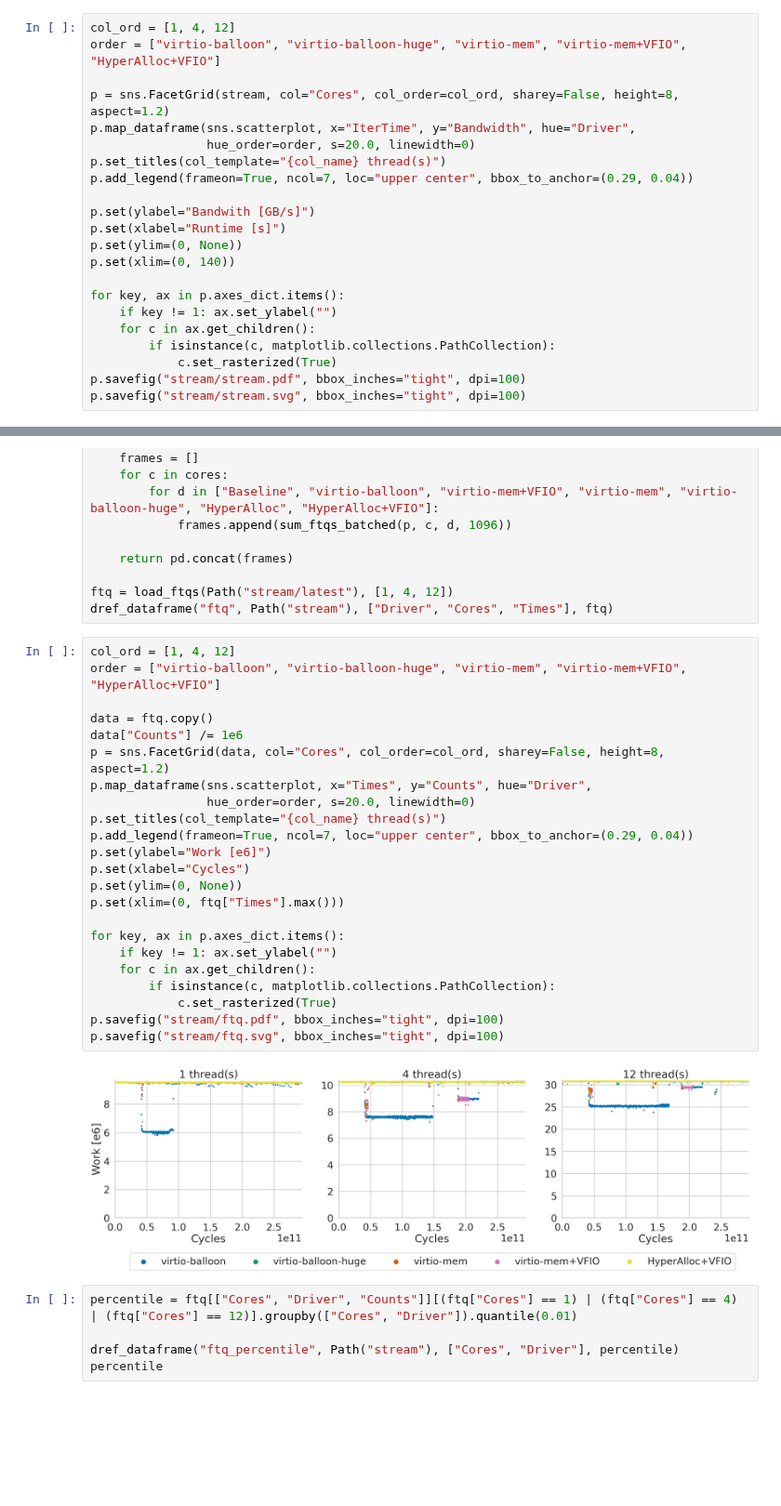
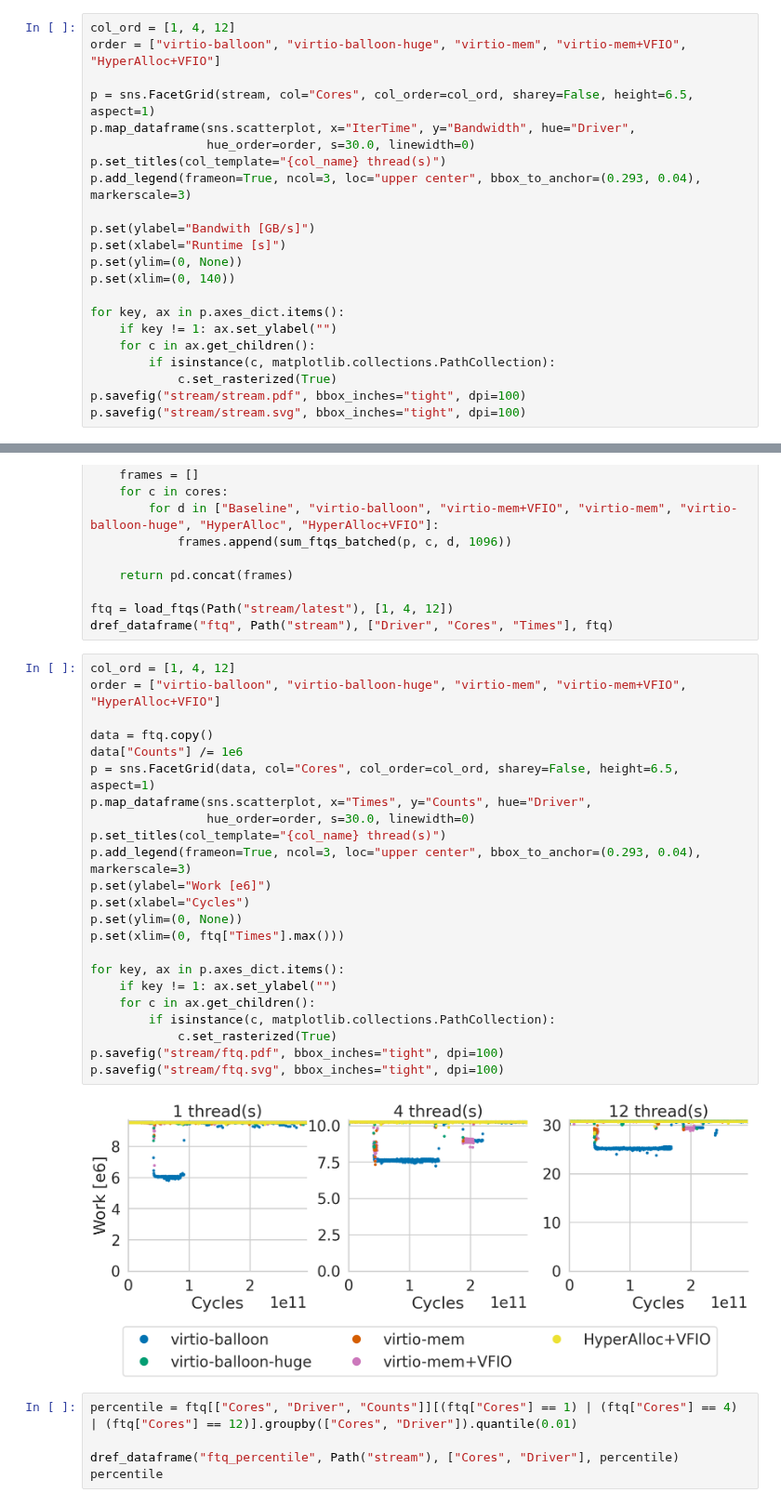
Before and after one commit to luhsra/hyperalloc-bench, a Jupyter notebook: stream.ipynb, the cells around one changed output, grey strips where cells are left out. Shown at 93% size. Drawn from its saved outputs; the diff is of its cells as text; blank space fills up the shorter version.

```diff
--- a/stream.ipynb
+++ b/stream.ipynb
@@ -84,11 +84,11 @@ dref_dataframe("stream", Path("stream"), ["Driver", "Cores", "IterTime"], stream
 col_ord = [1, 4, 12]
 order = ["virtio-balloon", "virtio-balloon-huge", "virtio-mem", "virtio-mem+VFIO", "HyperAlloc+VFIO"]
 
-p = sns.FacetGrid(stream, col="Cores", col_order=col_ord, sharey=False, height=8, aspect=1.2)
+p = sns.FacetGrid(stream, col="Cores", col_order=col_ord, sharey=False, height=6.5, aspect=1)
 p.map_dataframe(sns.scatterplot, x="IterTime", y="Bandwidth", hue="Driver",
-                hue_order=order, s=20.0, linewidth=0)
+                hue_order=order, s=30.0, linewidth=0)
 p.set_titles(col_template="{col_name} thread(s)")
-p.add_legend(frameon=True, ncol=7, loc="upper center", bbox_to_anchor=(0.29, 0.04))
+p.add_legend(frameon=True, ncol=3, loc="upper center", bbox_to_anchor=(0.293, 0.04), markerscale=3)
 
 p.set(ylabel="Bandwith [GB/s]")
 p.set(xlabel="Runtime [s]")
@@ -203,28 +204,28 @@ dref_dataframe("ftq", Path("stream"), ["Driver", "Cores", "Times"], ftq)
 # %%
 col_ord = [1, 4, 12]
 order = ["virtio-balloon", "virtio-balloon-huge", "virtio-mem", "virtio-mem+VFIO", "HyperAlloc+VFIO"]
 
 data = ftq.copy()
 data["Counts"] /= 1e6
-p = sns.FacetGrid(data, col="Cores", col_order=col_ord, sharey=False, height=8, aspect=1.2)
+p = sns.FacetGrid(data, col="Cores", col_order=col_ord, sharey=False, height=6.5, aspect=1)
 p.map_dataframe(sns.scatterplot, x="Times", y="Counts", hue="Driver",
-                hue_order=order, s=20.0, linewidth=0)
+                hue_order=order, s=30.0, linewidth=0)
 p.set_titles(col_template="{col_name} thread(s)")
-p.add_legend(frameon=True, ncol=7, loc="upper center", bbox_to_anchor=(0.29, 0.04))
+p.add_legend(frameon=True, ncol=3, loc="upper center", bbox_to_anchor=(0.293, 0.04), markerscale=3)
 p.set(ylabel="Work [e6]")
 p.set(xlabel="Cycles")
 p.set(ylim=(0, None))
 p.set(xlim=(0, ftq["Times"].max()))
 
 for key, ax in p.axes_dict.items():
     if key != 1: ax.set_ylabel("")
     for c in ax.get_children():
         if isinstance(c, matplotlib.collections.PathCollection):
             c.set_rasterized(True)
 p.savefig("stream/ftq.pdf", bbox_inches="tight", dpi=100)
 p.savefig("stream/ftq.svg", bbox_inches="tight", dpi=100)
 # %% [output]
-[figure, old version]
+[figure, new version]
 # %%
 percentile = ftq[["Cores", "Driver", "Counts"]][(ftq["Cores"] == 1) | (ftq["Cores"] == 4) | (ftq["Cores"] == 12)].groupby(["Cores", "Driver"]).quantile(0.01)
 
```
Also changed, not shown: parts of 3 cells of this notebook, 5 other files.
